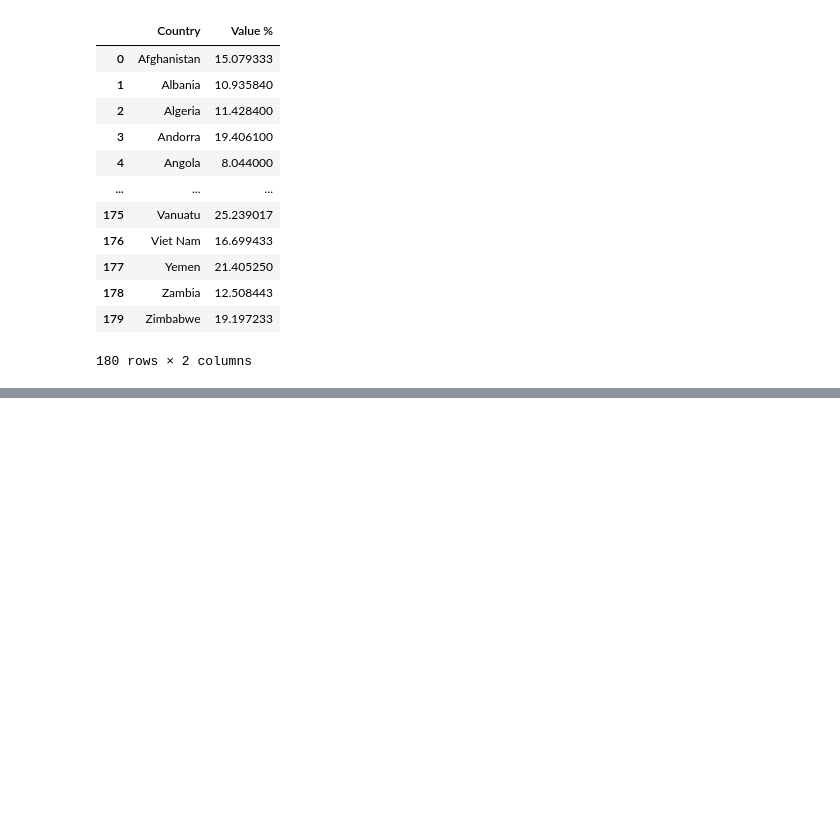
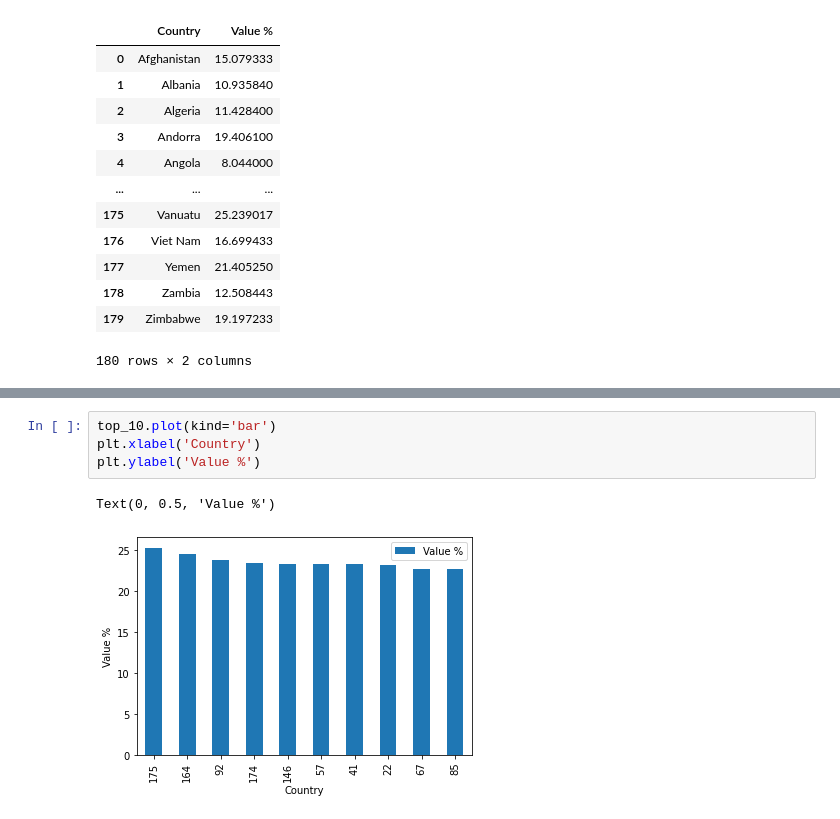
Before and after one commit to pamhinostroza/Project_1, a Jupyter notebook: Project_Main.ipynb, the cells around one changed output, grey strips where cells are left out. Saved outputs shown, nothing was run; the diff lists cells and outputs as text; blank space fills up the shorter version.

```diff
--- a/Project_Main.ipynb
+++ b/Project_Main.ipynb
@@ -106,0 +92,7 @@ IndexError: index 0 is out of bounds for axis 0 with size 0
+# %%
+top_10.plot(kind='bar')
+plt.xlabel('Country')
+plt.ylabel('Value %')
+# %% [output]
+Text(0, 0.5, 'Value %')
+[figure, added]
```
Also changed, not shown: parts of 6 cells of this notebook.
